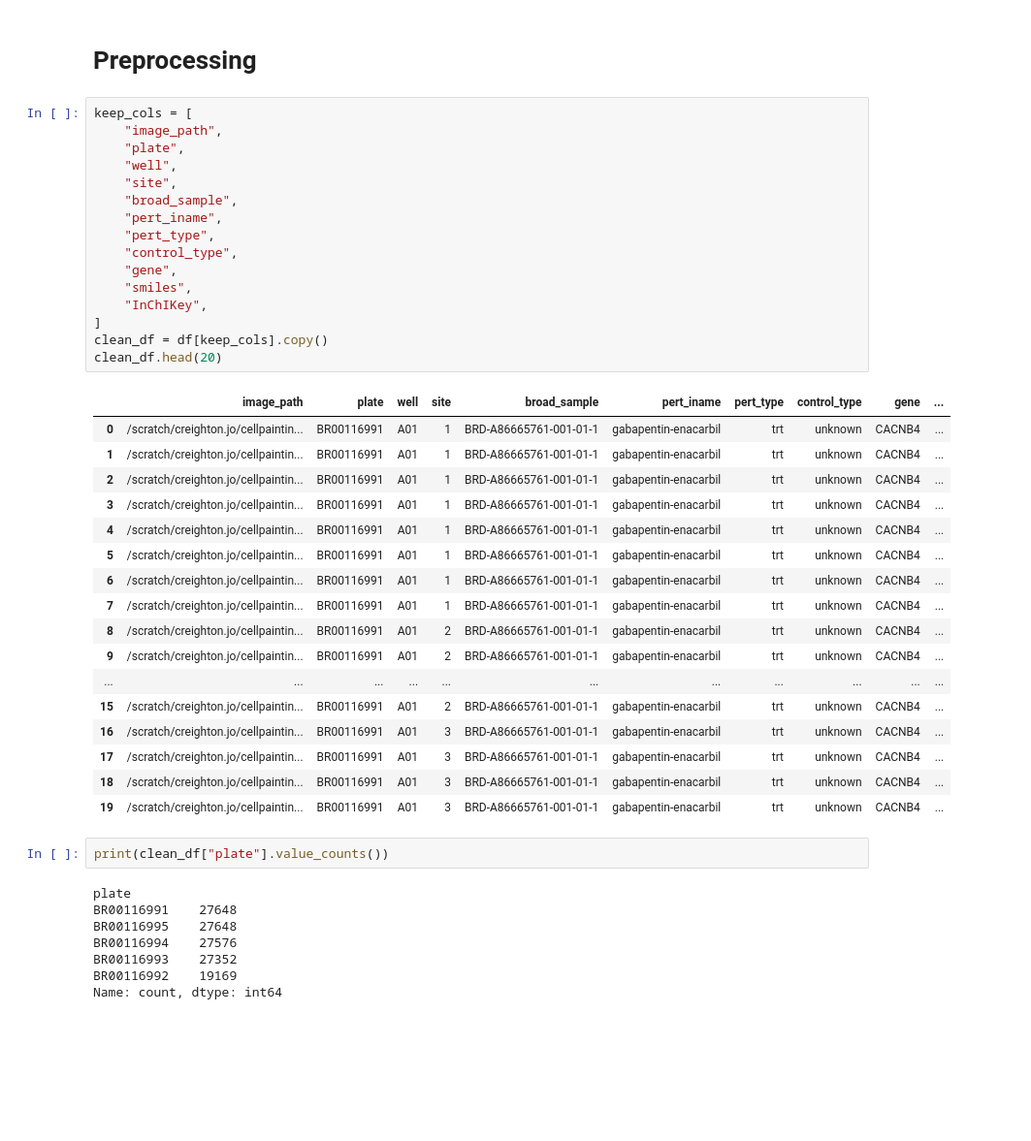
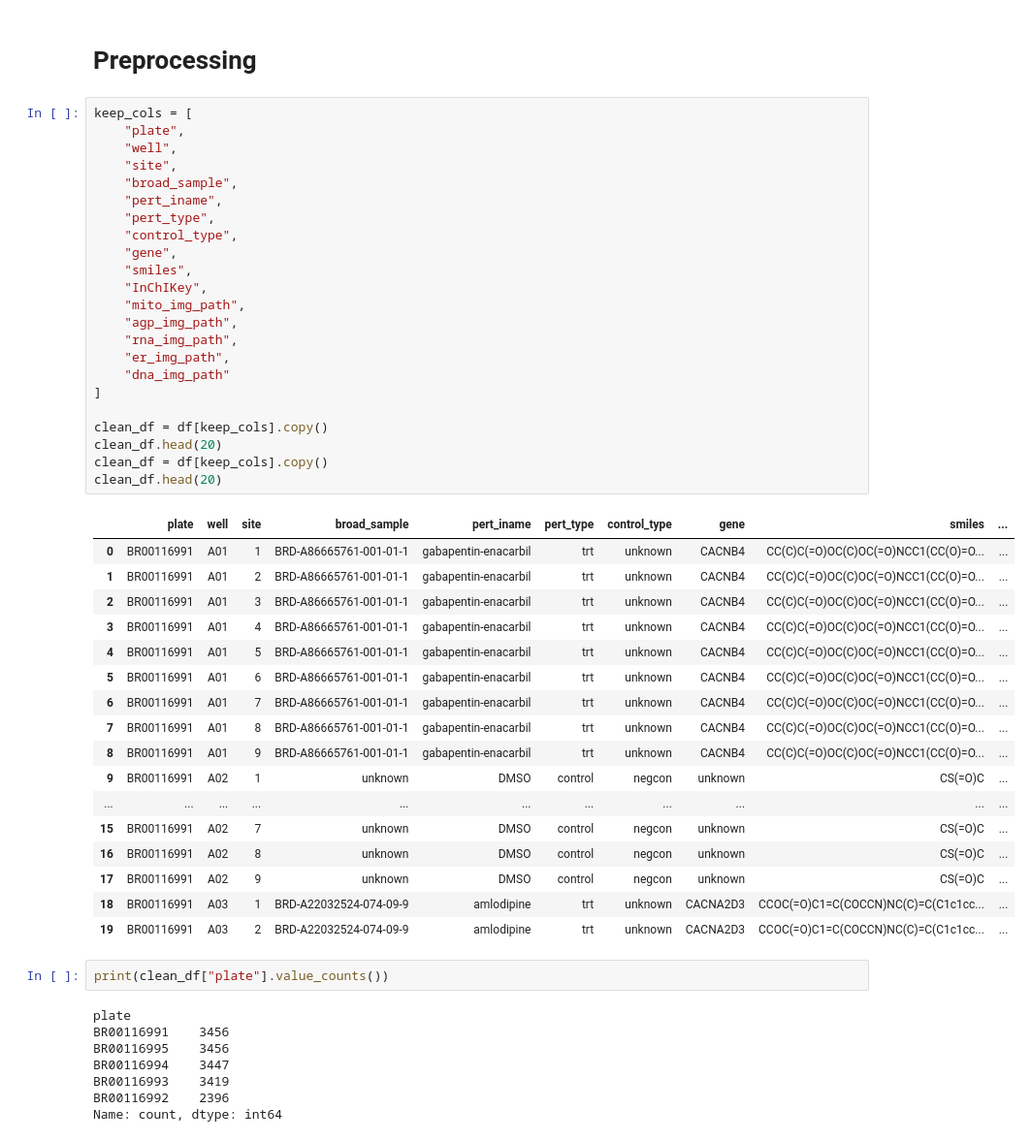
Before and after one commit to JCreighton19/Cellpainting-SSL-MoA, a Jupyter notebook: notebooks/metadata_eda.ipynb, the cells around one changed output. Shown at 97% size. Saved outputs shown, nothing was run; the diff lists cells and outputs as text; blank space fills up the shorter version.

Commit message:
Fixed col names and re-ran metadata eda with cleaned schema

```diff
--- a/notebooks/metadata_eda.ipynb
+++ b/notebooks/metadata_eda.ipynb
@@ -244,47 +255,54 @@ IMAGE PATH:
 # Preprocessing
 # %%
 keep_cols = [
-    "image_path",
     "plate",
     "well",
     "site",
     "broad_sample",
     "pert_iname",
     "pert_type",
     "control_type",
     "gene",
     "smiles",
     "InChIKey",
+    "mito_img_path",
+    "agp_img_path",
+    "rna_img_path",
+    "er_img_path",
+    "dna_img_path"
 ]
+
 clean_df = df[keep_cols].copy()
 clean_df.head(20)
+clean_df = df[keep_cols].copy()
+clean_df.head(20)
 # %% [output]
-|  | image_path | plate | well | site | broad_sample | pert_iname | pert_type | control_type | gene | ... |
-| 0 | /scratch/creighton.jo/cellpaintin... | BR00116991 | A01 | 1 | BRD-A86665761-001-01-1 | gabapentin-enacarbil | trt | unknown | CACNB4 | ... |
-| 1 | /scratch/creighton.jo/cellpaintin... | BR00116991 | A01 | 1 | BRD-A86665761-001-01-1 | gabapentin-enacarbil | trt | unknown | CACNB4 | ... |
-| 2 | /scratch/creighton.jo/cellpaintin... | BR00116991 | A01 | 1 | BRD-A86665761-001-01-1 | gabapentin-enacarbil | trt | unknown | CACNB4 | ... |
-| 3 | /scratch/creighton.jo/cellpaintin... | BR00116991 | A01 | 1 | BRD-A86665761-001-01-1 | gabapentin-enacarbil | trt | unknown | CACNB4 | ... |
-| 4 | /scratch/creighton.jo/cellpaintin... | BR00116991 | A01 | 1 | BRD-A86665761-001-01-1 | gabapentin-enacarbil | trt | unknown | CACNB4 | ... |
-| 5 | /scratch/creighton.jo/cellpaintin... | BR00116991 | A01 | 1 | BRD-A86665761-001-01-1 | gabapentin-enacarbil | trt | unknown | CACNB4 | ... |
-| 6 | /scratch/creighton.jo/cellpaintin... | BR00116991 | A01 | 1 | BRD-A86665761-001-01-1 | gabapentin-enacarbil | trt | unknown | CACNB4 | ... |
-| 7 | /scratch/creighton.jo/cellpaintin... | BR00116991 | A01 | 1 | BRD-A86665761-001-01-1 | gabapentin-enacarbil | trt | unknown | CACNB4 | ... |
-| 8 | /scratch/creighton.jo/cellpaintin... | BR00116991 | A01 | 2 | BRD-A86665761-001-01-1 | gabapentin-enacarbil | trt | unknown | CACNB4 | ... |
-| 9 | /scratch/creighton.jo/cellpaintin... | BR00116991 | A01 | 2 | BRD-A86665761-001-01-1 | gabapentin-enacarbil | trt | unknown | CACNB4 | ... |
+|  | plate | well | site | broad_sample | pert_iname | pert_type | control_type | gene | smiles | ... |
+| 0 | BR00116991 | A01 | 1 | BRD-A86665761-001-01-1 | gabapentin-enacarbil | trt | unknown | CACNB4 | CC(C)C(=O)OC(C)OC(=O)NCC1(CC(O)=O... | ... |
+| 1 | BR00116991 | A01 | 2 | BRD-A86665761-001-01-1 | gabapentin-enacarbil | trt | unknown | CACNB4 | CC(C)C(=O)OC(C)OC(=O)NCC1(CC(O)=O... | ... |
+| 2 | BR00116991 | A01 | 3 | BRD-A86665761-001-01-1 | gabapentin-enacarbil | trt | unknown | CACNB4 | CC(C)C(=O)OC(C)OC(=O)NCC1(CC(O)=O... | ... |
+| 3 | BR00116991 | A01 | 4 | BRD-A86665761-001-01-1 | gabapentin-enacarbil | trt | unknown | CACNB4 | CC(C)C(=O)OC(C)OC(=O)NCC1(CC(O)=O... | ... |
+| 4 | BR00116991 | A01 | 5 | BRD-A86665761-001-01-1 | gabapentin-enacarbil | trt | unknown | CACNB4 | CC(C)C(=O)OC(C)OC(=O)NCC1(CC(O)=O... | ... |
+| 5 | BR00116991 | A01 | 6 | BRD-A86665761-001-01-1 | gabapentin-enacarbil | trt | unknown | CACNB4 | CC(C)C(=O)OC(C)OC(=O)NCC1(CC(O)=O... | ... |
+| 6 | BR00116991 | A01 | 7 | BRD-A86665761-001-01-1 | gabapentin-enacarbil | trt | unknown | CACNB4 | CC(C)C(=O)OC(C)OC(=O)NCC1(CC(O)=O... | ... |
+| 7 | BR00116991 | A01 | 8 | BRD-A86665761-001-01-1 | gabapentin-enacarbil | trt | unknown | CACNB4 | CC(C)C(=O)OC(C)OC(=O)NCC1(CC(O)=O... | ... |
+| 8 | BR00116991 | A01 | 9 | BRD-A86665761-001-01-1 | gabapentin-enacarbil | trt | unknown | CACNB4 | CC(C)C(=O)OC(C)OC(=O)NCC1(CC(O)=O... | ... |
+| 9 | BR00116991 | A02 | 1 | unknown | DMSO | control | negcon | unknown | CS(=O)C | ... |
 | ... | ... | ... | ... | ... | ... | ... | ... | ... | ... | ... |
-| 15 | /scratch/creighton.jo/cellpaintin... | BR00116991 | A01 | 2 | BRD-A86665761-001-01-1 | gabapentin-enacarbil | trt | unknown | CACNB4 | ... |
-| 16 | /scratch/creighton.jo/cellpaintin... | BR00116991 | A01 | 3 | BRD-A86665761-001-01-1 | gabapentin-enacarbil | trt | unknown | CACNB4 | ... |
-| 17 | /scratch/creighton.jo/cellpaintin... | BR00116991 | A01 | 3 | BRD-A86665761-001-01-1 | gabapentin-enacarbil | trt | unknown | CACNB4 | ... |
-| 18 | /scratch/creighton.jo/cellpaintin... | BR00116991 | A01 | 3 | BRD-A86665761-001-01-1 | gabapentin-enacarbil | trt | unknown | CACNB4 | ... |
-| 19 | /scratch/creighton.jo/cellpaintin... | BR00116991 | A01 | 3 | BRD-A86665761-001-01-1 | gabapentin-enacarbil | trt | unknown | CACNB4 | ... |
+| 15 | BR00116991 | A02 | 7 | unknown | DMSO | control | negcon | unknown | CS(=O)C | ... |
+| 16 | BR00116991 | A02 | 8 | unknown | DMSO | control | negcon | unknown | CS(=O)C | ... |
+| 17 | BR00116991 | A02 | 9 | unknown | DMSO | control | negcon | unknown | CS(=O)C | ... |
+| 18 | BR00116991 | A03 | 1 | BRD-A22032524-074-09-9 | amlodipine | trt | unknown | CACNA2D3 | CCOC(=O)C1=C(COCCN)NC(C)=C(C1c1cc... | ... |
+| 19 | BR00116991 | A03 | 2 | BRD-A22032524-074-09-9 | amlodipine | trt | unknown | CACNA2D3 | CCOC(=O)C1=C(COCCN)NC(C)=C(C1c1cc... | ... |
 # %%
 print(clean_df["plate"].value_counts())
 # %% [output]
 plate
-BR00116991    27648
-BR00116995    27648
-BR00116994    27576
-BR00116993    27352
-BR00116992    19169
+BR00116991    3456
+BR00116995    3456
+BR00116994    3447
+BR00116993    3419
+BR00116992    2396
 Name: count, dtype: int64
 # %%
 compound_counts = df["broad_sample"].value_counts()
```
Also changed, not shown: parts of 13 cells of this notebook, 1 other file.
